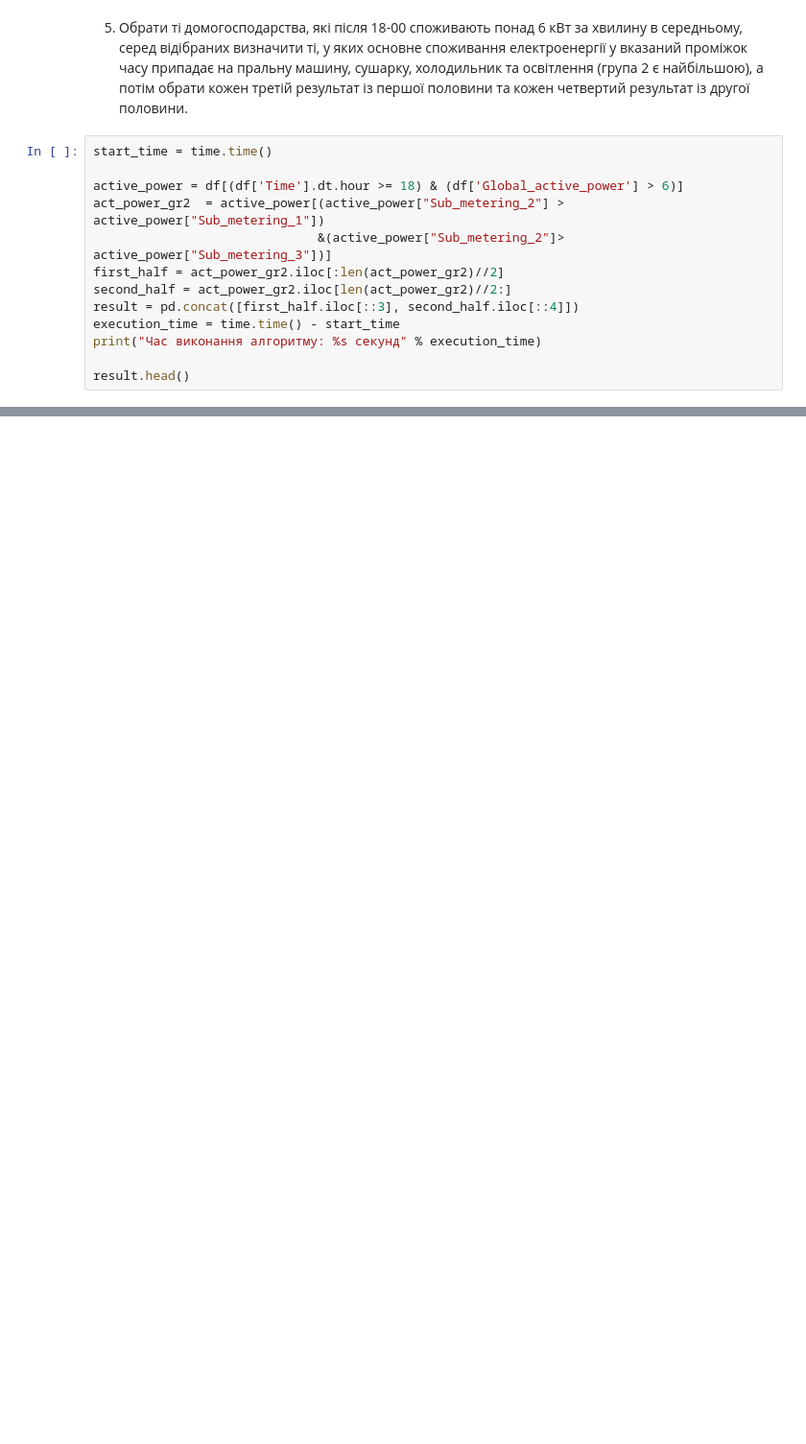
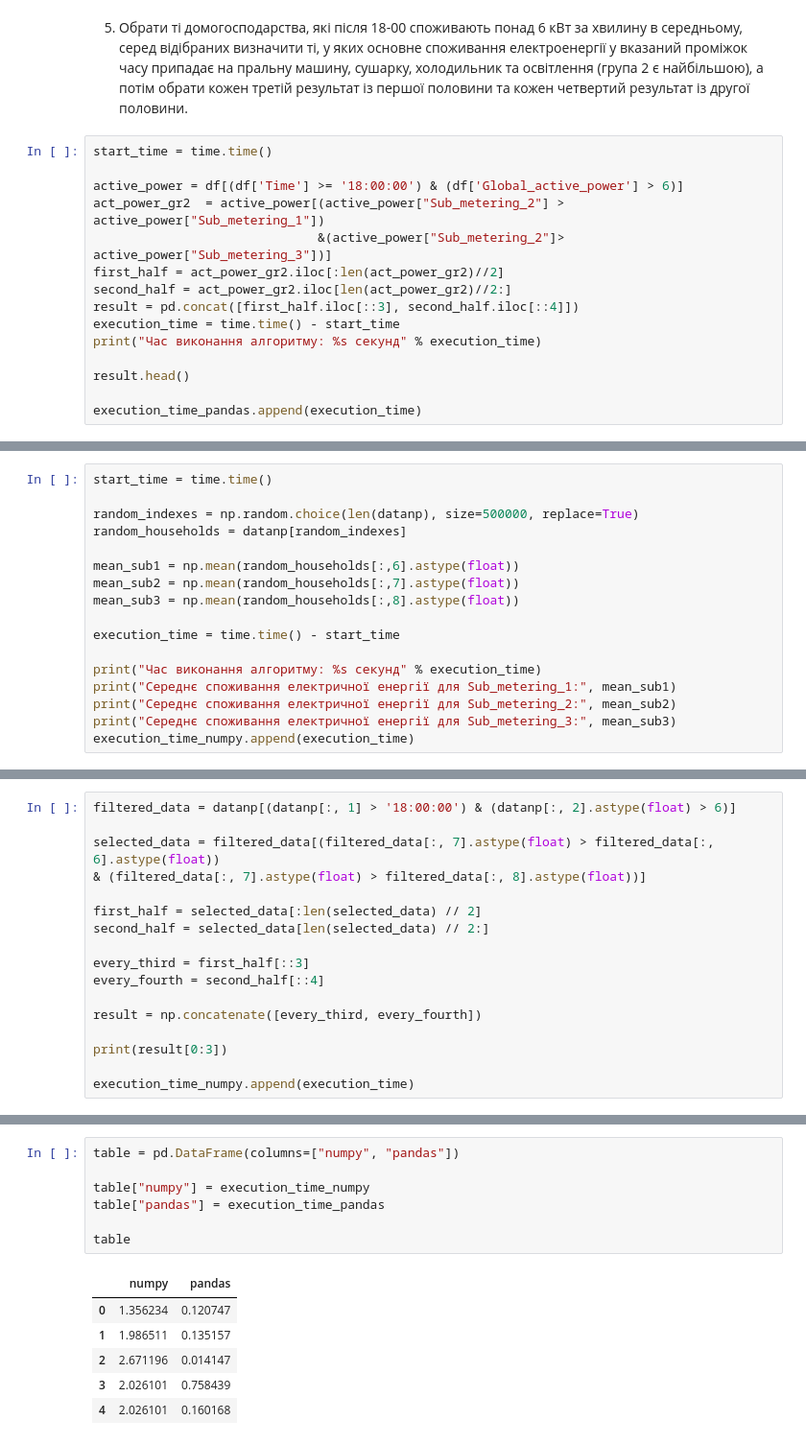
Before and after one commit to lalo41/Data-Preparation-and-Analysis, a Jupyter notebook: lab4/lab4_1.ipynb, the cells around one changed output, grey strips where cells are left out. Shown at 96% size. Cells and saved outputs as stored; diff of their text form; blank space fills up the shorter version.

```diff
--- a/lab4/lab4_1.ipynb
+++ b/lab4/lab4_1.ipynb
@@ -82,7 +100,7 @@ print("Середнє споживання електричної енергії
 # %%
 start_time = time.time()
 
-active_power = df[(df['Time'].dt.hour >= 18) & (df['Global_active_power'] > 6)]
+active_power = df[(df['Time'] >= '18:00:00') & (df['Global_active_power'] > 6)]
 act_power_gr2  = active_power[(active_power["Sub_metering_2"] > active_power["Sub_metering_1"])
                               &(active_power["Sub_metering_2"]> active_power["Sub_metering_3"])]
 first_half = act_power_gr2.iloc[:len(act_power_gr2)//2]
@@ -92,3 +110,5 @@ execution_time = time.time() - start_time
 print("Час виконання алгоритму: %s секунд" % execution_time)
 
 result.head()
+
+execution_time_pandas.append(execution_time)
@@ -202,0 +206,17 @@ SyntaxError: unmatched ')' (4085359944.py, line 2)
+# %%
+start_time = time.time()
+
+random_indexes = np.random.choice(len(datanp), size=500000, replace=True)
+random_households = datanp[random_indexes]
+
+mean_sub1 = np.mean(random_households[:,6].astype(float))
+mean_sub2 = np.mean(random_households[:,7].astype(float))
+mean_sub3 = np.mean(random_households[:,8].astype(float))
+
+execution_time = time.time() - start_time
+
+print("Час виконання алгоритму: %s секунд" % execution_time)
+print("Середнє споживання електричної енергії для Sub_metering_1:", mean_sub1)
+print("Середнє споживання електричної енергії для Sub_metering_2:", mean_sub2)
+print("Середнє споживання електричної енергії для Sub_metering_3:", mean_sub3)
+execution_time_numpy.append(execution_time)
@@ -202,0 +235,17 @@ SyntaxError: unmatched ')' (4085359944.py, line 2)
+# %%
+filtered_data = datanp[(datanp[:, 1] > '18:00:00') & (datanp[:, 2].astype(float) > 6)]
+
+selected_data = filtered_data[(filtered_data[:, 7].astype(float) > filtered_data[:, 6].astype(float))
+& (filtered_data[:, 7].astype(float) > filtered_data[:, 8].astype(float))]
+
+first_half = selected_data[:len(selected_data) // 2]
+second_half = selected_data[len(selected_data) // 2:]
+
+every_third = first_half[::3]
+every_fourth = second_half[::4]
+
+result = np.concatenate([every_third, every_fourth])
+
+print(result[0:3])
+
+execution_time_numpy.append(execution_time)
@@ -202,0 +259,14 @@ SyntaxError: unmatched ')' (4085359944.py, line 2)
+# %%
+table = pd.DataFrame(columns=["numpy", "pandas"])
+
+table["numpy"] = execution_time_numpy
+table["pandas"] = execution_time_pandas
+
+table
+# %% [output]
+|  | numpy | pandas |
+| 0 | 1.356234 | 0.120747 |
+| 1 | 1.986511 | 0.135157 |
+| 2 | 2.671196 | 0.014147 |
+| 3 | 2.026101 | 0.758439 |
+| 4 | 2.026101 | 0.160168 |
```
Also changed, not shown: parts of 25 cells of this notebook, 1 other file.
